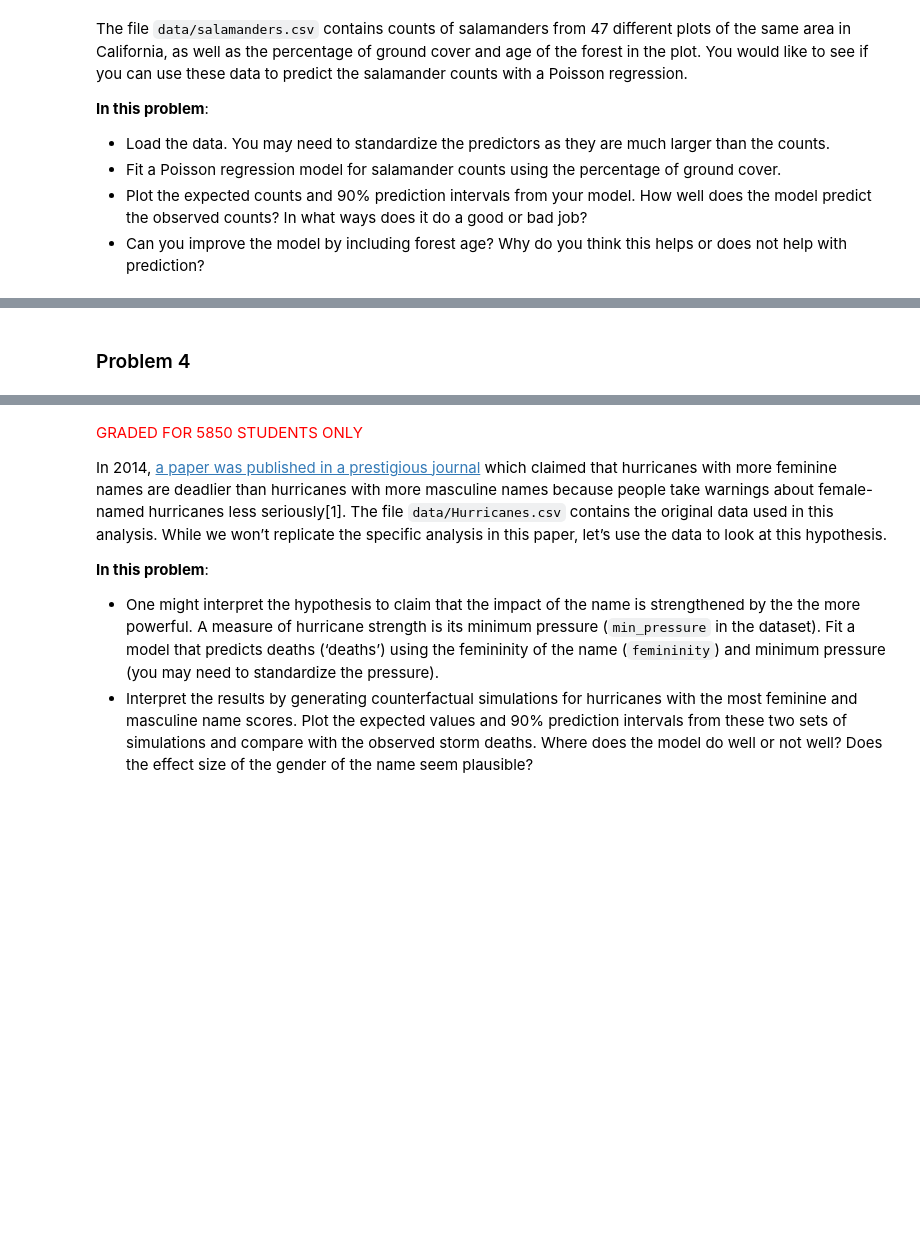
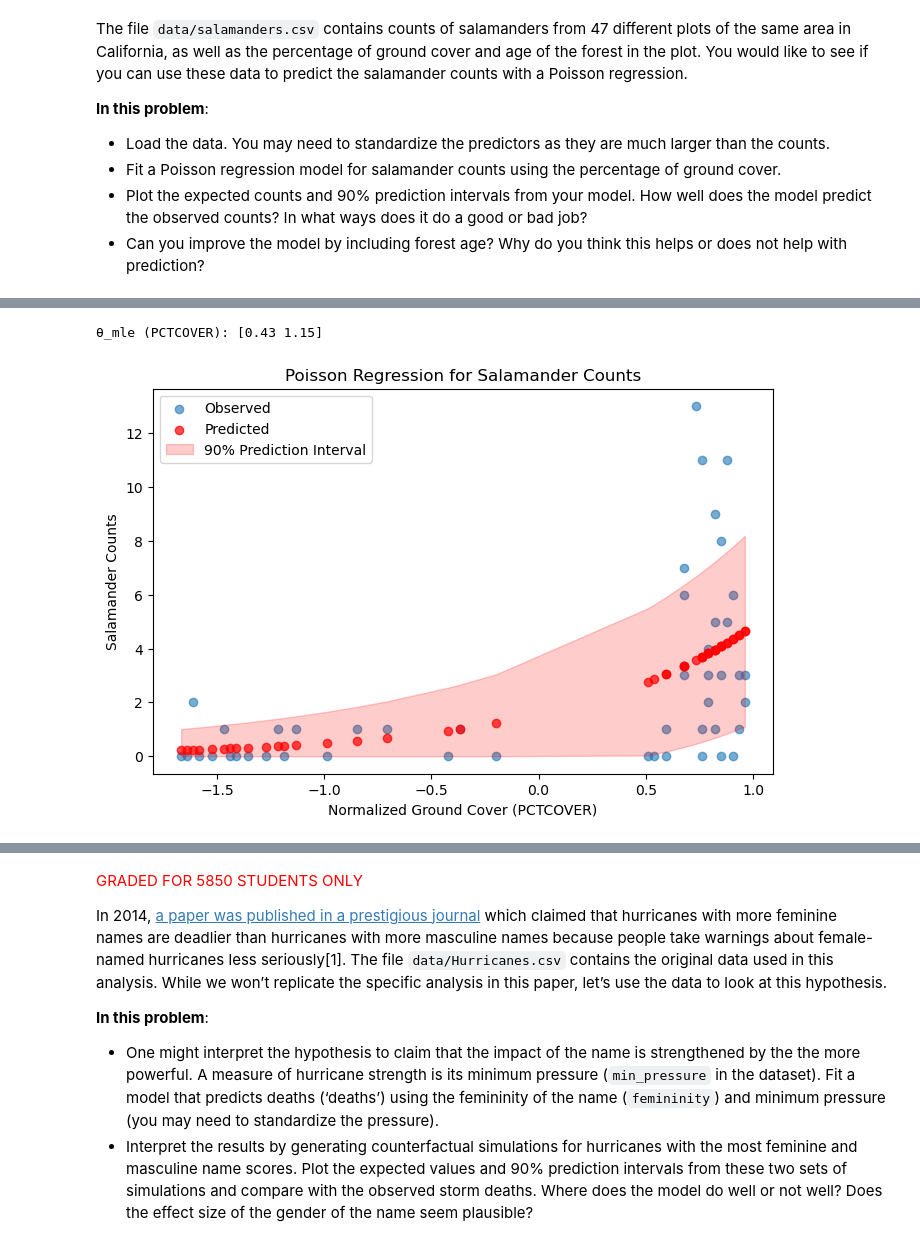
Before and after one commit to BEE4850-SP25/hw02-christinemswanson, a Jupyter notebook: hw02.ipynb, the cells around one changed output, grey strips where cells are left out. Cells and saved outputs as stored; diff of their text form; code cells hidden in the pictures; blank space fills up the shorter version.

```diff
--- a/hw02.ipynb
+++ b/hw02.ipynb
@@ -514,2 +461,72 @@ plt.show()
-# %% [markdown]
-### Problem 4
+# %%
+# Just using GROUND COVER as a predictor
+from scipy.stats import poisson
+
+# Poisson log-likelihood function
+def salamander_model(params, pctcover, salamanders_count):
+    β0, β1 = params
+    λ = np.exp(β0 + β1 * pctcover)
+    loglik = np.sum(poisson.logpmf(salamanders_count, λ))  # Log-likelihood
+    return loglik
+
+# Load data
+pctcover = salamander_data_normalized["PCTCOVER"]
+salamanders_count = salamander_data_normalized["SALAMAN"]
+
+# Bounds and initial values
+lb = [-100.0, -100.0]
+ub = [100.0, 100.0]
+init = [0.0, 0.0]
+bounds = list(zip(lb, ub))
+
+# Optimize (maximize log-likelihood by minimizing its negative)
+result = minimize(lambda θ: -salamander_model(θ, pctcover, salamanders_count),
+                  init, bounds=bounds)
+
+# Get the maximum likelihood estimates (MLE)
+θ_mle = np.round(result.x, 2)
+print(f"θ_mle (PCTCOVER): {θ_mle}") # good up until here
+# %% [output]
+θ_mle (PCTCOVER): [0.43 1.15]
+# %%
+# FIX THIS CLEAN UP
+# Compute expected counts (λ) using estimated parameters
+β0, β1 = θ_mle
+λ = np.exp(β0 + β1 * pctcover)
+
+# Compute standard error (Poisson model assumption: variance = mean)
+SE = np.sqrt(λ)
+
+# Compute 90% prediction interval using normal approximation
+z = 1.645  # Z-score for 90% prediction interval
+lower_bound = λ - z * SE
+upper_bound = λ + z * SE
+
+# Ensure no negative counts (since Poisson-distributed data is non-negative)
+lower_bound = np.maximum(lower_bound, 0)
+
+# Sort data by PCTCOVER for proper plotting
+# How to sort: https://stackoverflow.com/questions/48197738/matplotlib-fill-between-leaves-gaps
+sorted_idx = np.argsort(pctcover)
+pctcover_sorted = pctcover.iloc[sorted_idx]
+λ_sorted = λ[sorted_idx]
+lower_bound_sorted = lower_bound[sorted_idx]
+upper_bound_sorted = upper_bound[sorted_idx]
+
+# Plot results
+plt.figure(figsize=(8, 5))
+
+plt.scatter(pctcover, salamanders_count, label="Observed", alpha=0.6)
+plt.scatter(pctcover_sorted, λ_sorted, color='red', label="Predicted", alpha=0.7)
+
+# Plot prediction interval
+plt.fill_between(pctcover_sorted, lower_bound_sorted, upper_bound_sorted, color='red', alpha=0.2, label="90% Prediction Interval")
+
+plt.xlabel("Normalized Ground Cover (PCTCOVER)")
+plt.ylabel("Salamander Counts")
+plt.legend()
+plt.title("Poisson Regression for Salamander Counts")
+
+plt.show()
+# %% [output]
+[figure, added]
```
Also changed, not shown: parts of 11 cells of this notebook.
